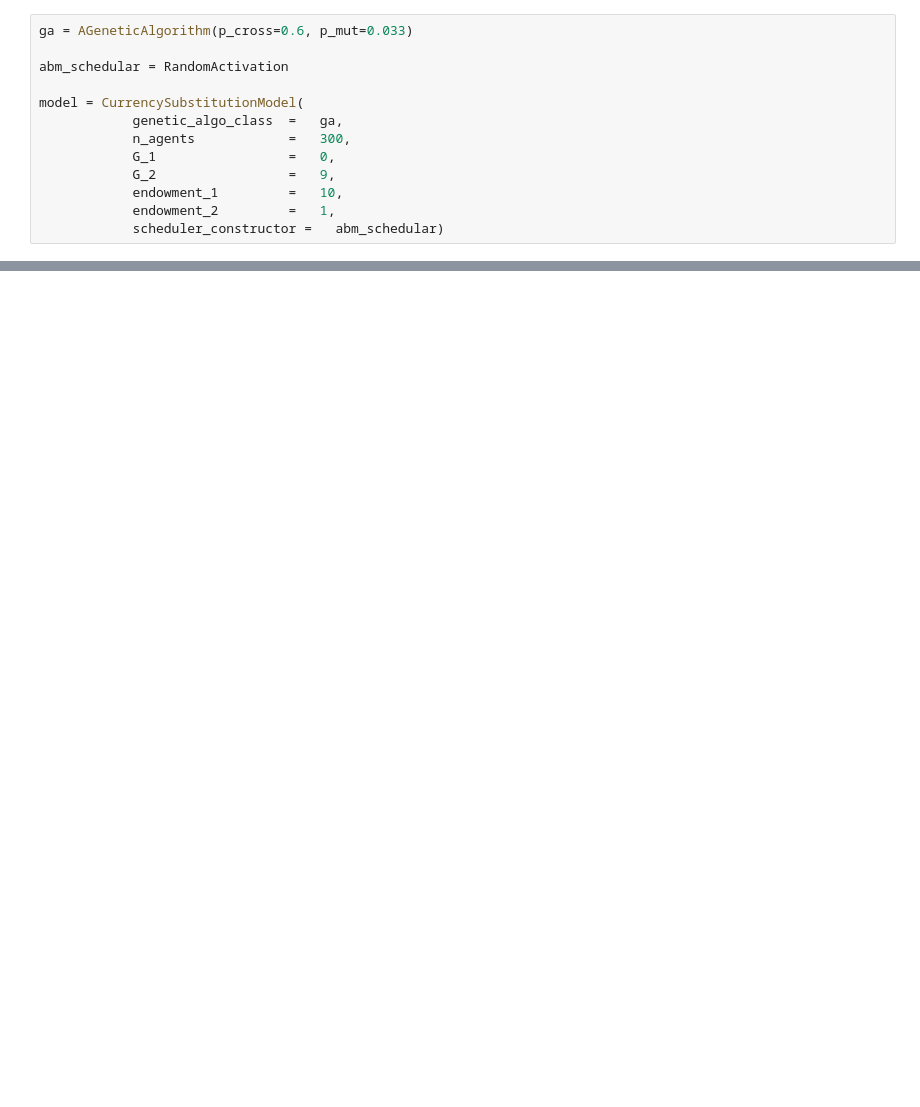
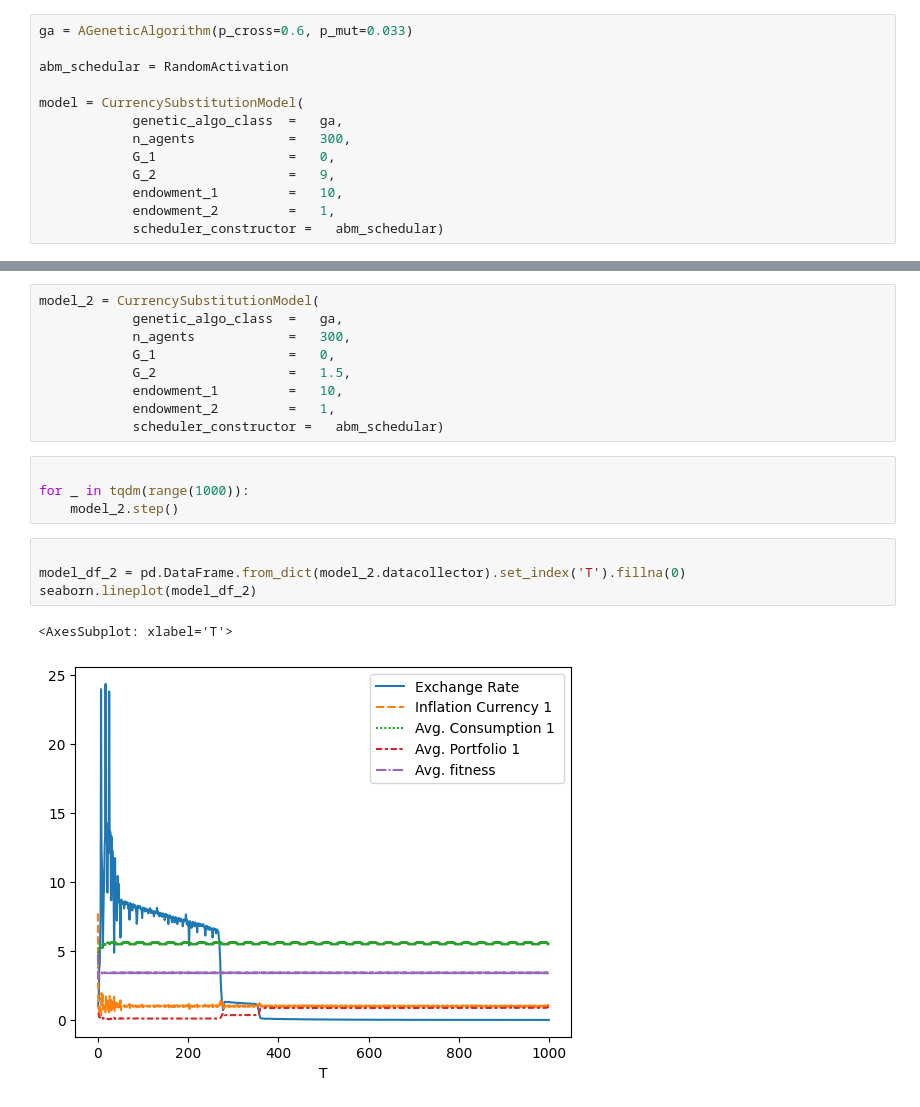
Before and after one commit to teddy21019/Econ-Code-Reproduction, a Jupyter notebook: Arifovic 01/sandbox.ipynb, the cells around one changed output, grey strips where cells are left out. Cells and saved outputs as stored; diff of their text form; blank space fills up the shorter version.

```diff
--- a/Arifovic 01/sandbox.ipynb
+++ b/Arifovic 01/sandbox.ipynb
@@ -31,0 +38,20 @@ model_df = pd.DataFrame.from_dict(model.datacollector).set_index('T').fillna(0)
+# %%
+model_2 = CurrencySubstitutionModel(
+            genetic_algo_class  =   ga,
+            n_agents            =   300,
+            G_1                 =   0,
+            G_2                 =   1.5,
+            endowment_1         =   10,
+            endowment_2         =   1,
+            scheduler_constructor =   abm_schedular)
+# %%
+
+for _ in tqdm(range(1000)):
+    model_2.step()
+# %%
+
+model_df_2 = pd.DataFrame.from_dict(model_2.datacollector).set_index('T').fillna(0)
+seaborn.lineplot(model_df_2)
+# %% [output]
+<AxesSubplot: xlabel='T'>
+[figure, added]
```
Also changed, not shown: parts of 7 cells of this notebook.
